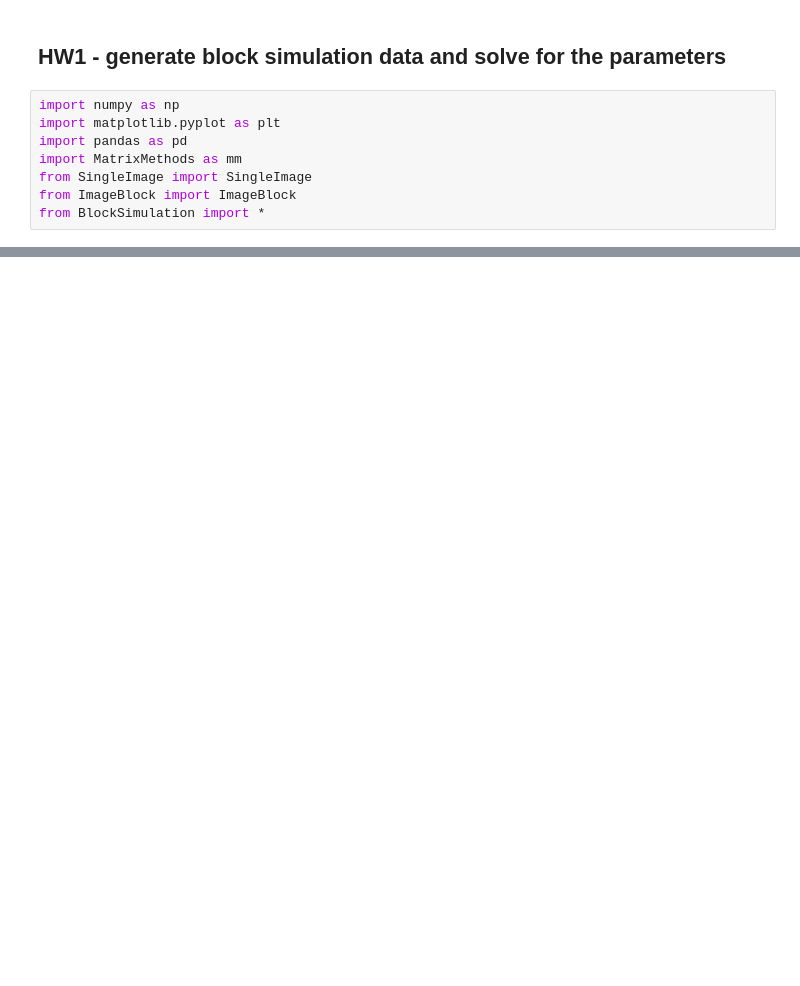
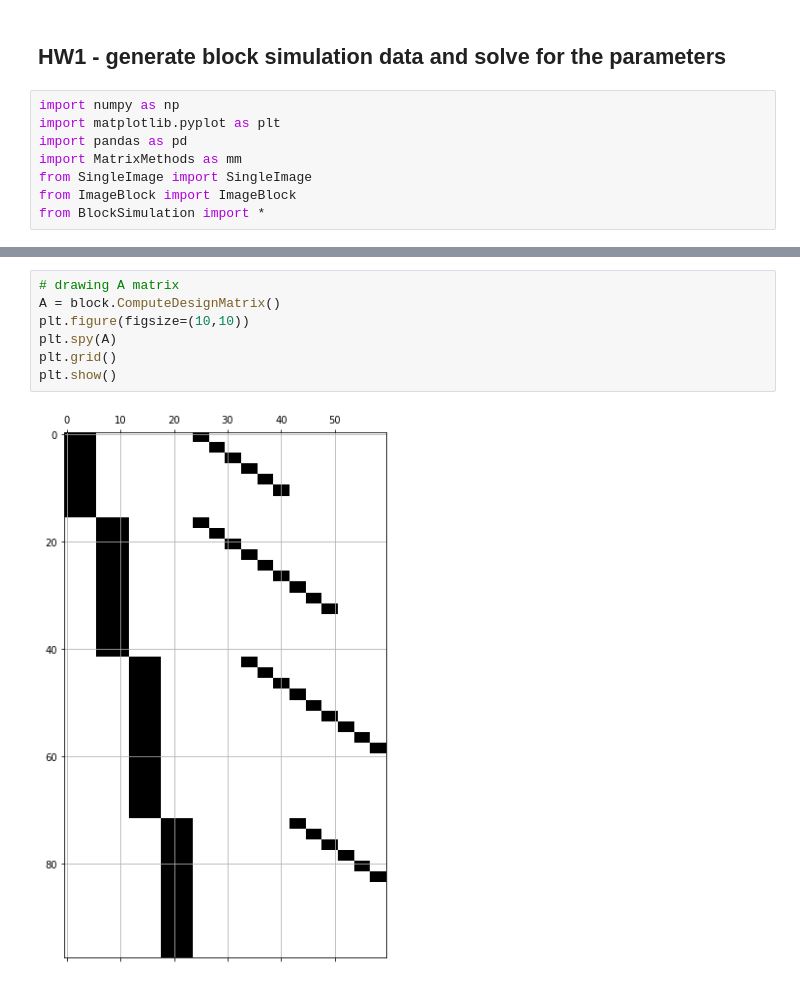
Before and after one commit to orenltr/Photogrammetry, a Jupyter notebook: Numerical_Aspects_in_Photogrammetry/hw1/BlockSimulation.ipynb, the cells around one changed output, grey strips where cells are left out. Saved outputs shown, nothing was run; the diff lists cells and outputs as text; blank space fills up the shorter version.

```diff
--- a/Numerical_Aspects_in_Photogrammetry/hw1/BlockSimulation.ipynb
+++ b/Numerical_Aspects_in_Photogrammetry/hw1/BlockSimulation.ipynb
@@ -50,0 +52,9 @@ Tie points:
+# %%
+# drawing A matrix
+A = block.ComputeDesignMatrix()
+plt.figure(figsize=(10,10))
+plt.spy(A)
+plt.grid()
+plt.show()
+# %% [output]
+[figure, added]
```
Also changed, not shown: parts of 7 cells of this notebook, 4 other files.
